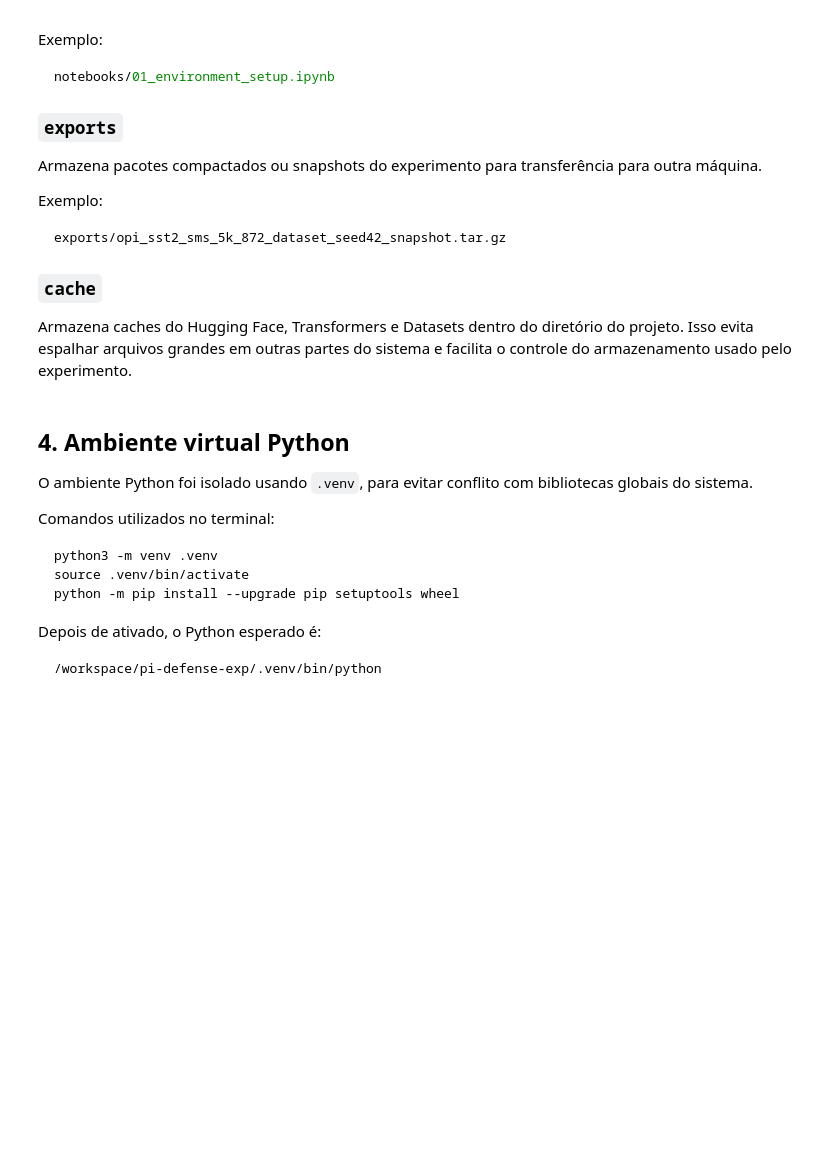
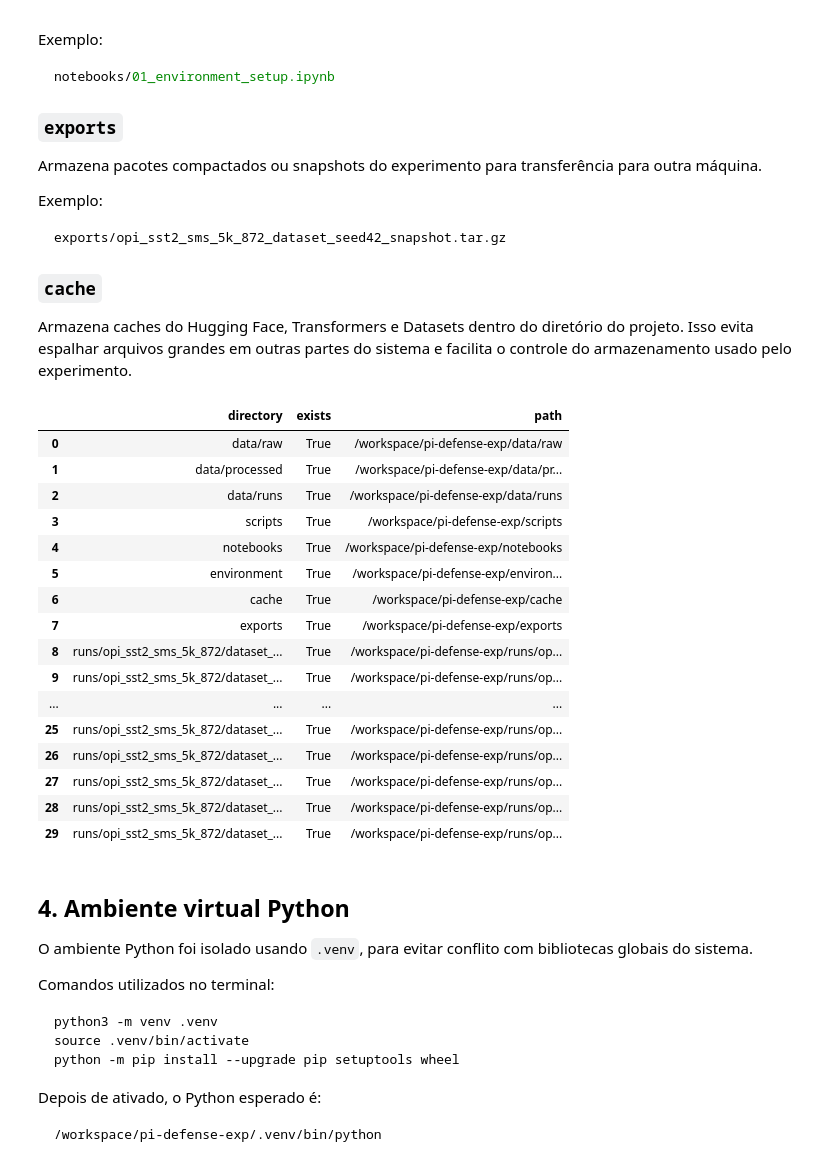
Before and after one commit to rrleticia/RPC-PI-EXPERIMENT, a Jupyter notebook: notebooks/01_environment_setup.ipynb, the cells around one changed output. Drawn from its saved outputs; the diff is of its cells as text; code cells hidden in the pictures; blank space fills up the shorter version.

```diff
--- a/notebooks/01_environment_setup.ipynb
+++ b/notebooks/01_environment_setup.ipynb
@@ -402,39 +420,58 @@ directories = [
     PROJECT_DIR / "data" / "runs",
     PROJECT_DIR / "scripts",
     PROJECT_DIR / "notebooks",
+    PROJECT_DIR / "environment",
     PROJECT_DIR / "cache",
     PROJECT_DIR / "exports",
     RUN_ROOT / "data",
     RUN_ROOT / "baselines" / "c0_c1" / "logs",
     RUN_ROOT / "baselines" / "c0_c1" / "raw",
     RUN_ROOT / "baselines" / "c0_c1" / "metrics",
 ]
 
 for seed in TRAINING_SEEDS:
     seed_root = RUN_ROOT / f"train_seed{seed}"
 
     directories.extend([
         seed_root / "adapters" / "c2_struq_sft",
         seed_root / "adapters" / "c3_secalign_dpo",
         seed_root / "adapters" / "c4_instruction_hierarchy_sft",
         seed_root / "logs",
         seed_root / "raw",
         seed_root / "metrics",
     ])
 
 for directory in directories:
     directory.mkdir(parents=True, exist_ok=True)
 
 directory_check = pd.DataFrame([
     {
         "directory": str(directory.relative_to(PROJECT_DIR)),
         "exists": directory.exists(),
         "path": str(directory),
     }
     for directory in directories
 ])
 
 directory_check
+# %% [output]
+|  | directory | exists | path |
+| 0 | data/raw | True | /workspace/pi-defense-exp/data/raw |
+| 1 | data/processed | True | /workspace/pi-defense-exp/data/pr... |
+| 2 | data/runs | True | /workspace/pi-defense-exp/data/runs |
+| 3 | scripts | True | /workspace/pi-defense-exp/scripts |
+| 4 | notebooks | True | /workspace/pi-defense-exp/notebooks |
+| 5 | environment | True | /workspace/pi-defense-exp/environ... |
+| 6 | cache | True | /workspace/pi-defense-exp/cache |
+| 7 | exports | True | /workspace/pi-defense-exp/exports |
+| 8 | runs/opi_sst2_sms_5k_872/dataset_... | True | /workspace/pi-defense-exp/runs/op... |
+| 9 | runs/opi_sst2_sms_5k_872/dataset_... | True | /workspace/pi-defense-exp/runs/op... |
+| ... | ... | ... | ... |
+| 25 | runs/opi_sst2_sms_5k_872/dataset_... | True | /workspace/pi-defense-exp/runs/op... |
+| 26 | runs/opi_sst2_sms_5k_872/dataset_... | True | /workspace/pi-defense-exp/runs/op... |
+| 27 | runs/opi_sst2_sms_5k_872/dataset_... | True | /workspace/pi-defense-exp/runs/op... |
+| 28 | runs/opi_sst2_sms_5k_872/dataset_... | True | /workspace/pi-defense-exp/runs/op... |
+| 29 | runs/opi_sst2_sms_5k_872/dataset_... | True | /workspace/pi-defense-exp/runs/op... |
 # %% [markdown]
 ## 4. Ambiente virtual Python
 
```
Also changed, not shown: parts of 10 cells of this notebook, 11 other files.
